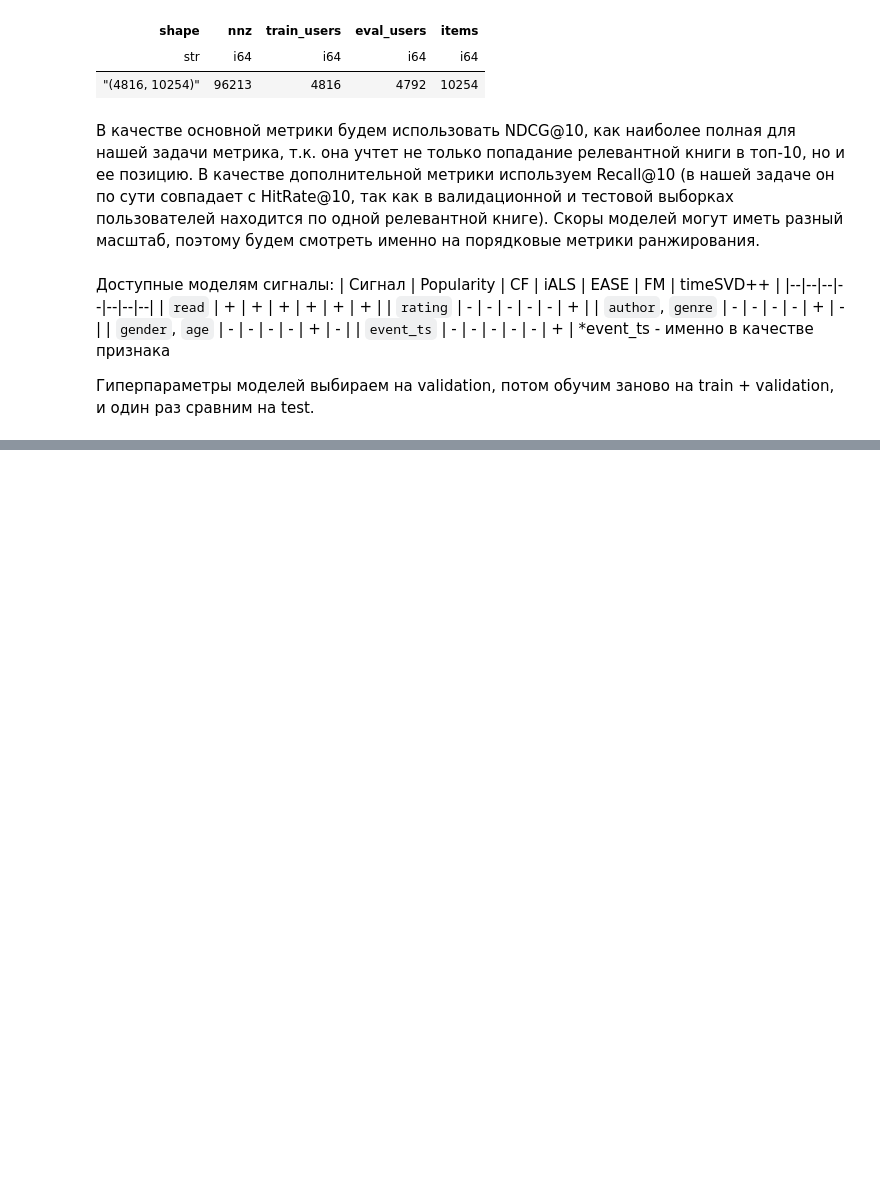
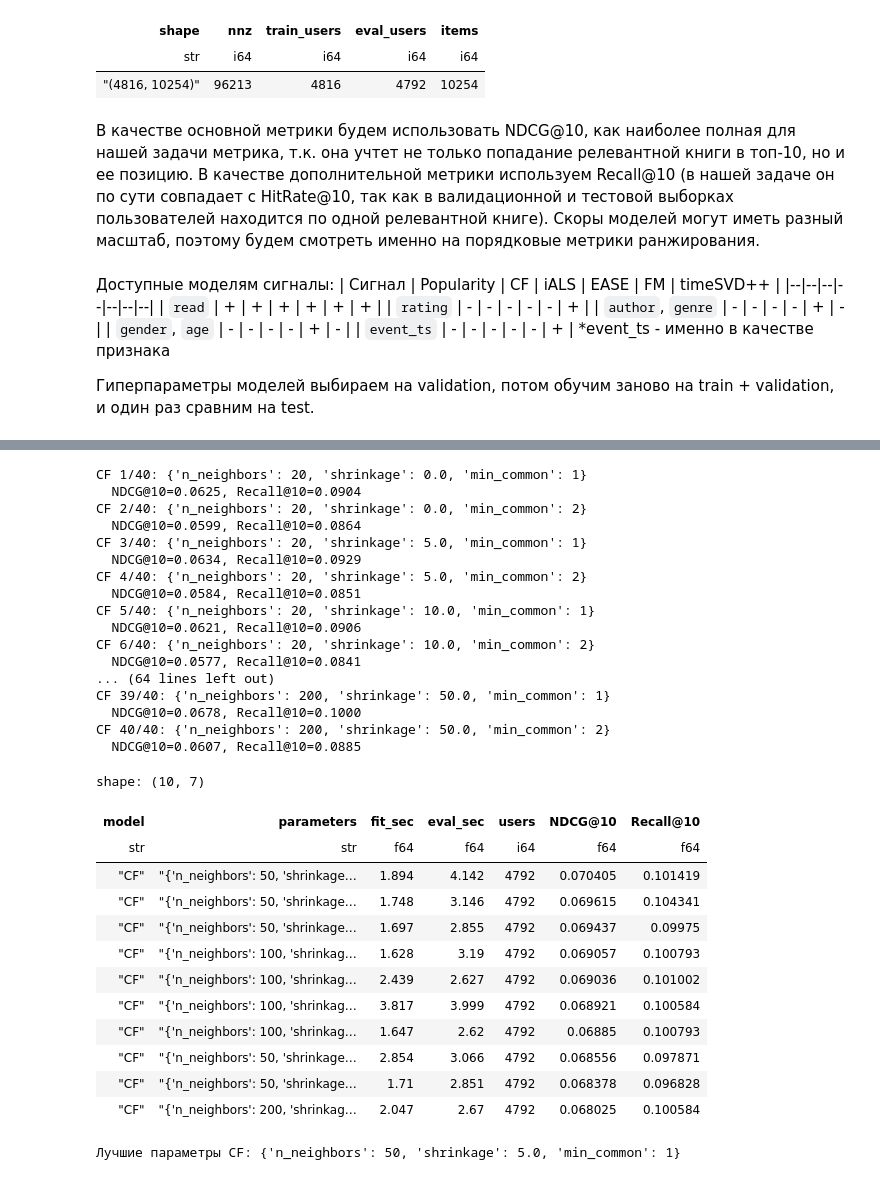
Before and after one commit to vshsch/recsys-hw1, a Jupyter notebook: experiments.ipynb, the cells around one changed output, grey strips where cells are left out. Drawn from its saved outputs; the diff is of its cells as text; code cells hidden in the pictures; blank space fills up the shorter version.

Commit message:
Add Popularity, CF, iALS, EASE experiments

```diff
--- a/experiments.ipynb
+++ b/experiments.ipynb
@@ -1363,0 +1378,20 @@ shape: (1, 5)
+# %%
+started = time.perf_counter()
+popularity_model = Popularity().fit(train_matrix)
+fit_seconds = time.perf_counter() - started
+
+started = time.perf_counter()
+popularity_metrics, popularity_details = evaluate(
+    popularity_model, validation_eval, train_matrix,
+    train_user_to_index, train_item_to_index, k=K,
+)
+eval_seconds = time.perf_counter() - started
+
+validation_rows = [{
+    "model": "Popularity",
+    "parameters": "-",
+    "fit_sec": round(fit_seconds, 3),
+    "eval_sec": round(eval_seconds, 3),
+    **popularity_metrics.row(0, named=True),
+}]
+pl.DataFrame(validation_rows).select(RESULT_COLS)
@@ -1363,0 +1406,60 @@ shape: (1, 5)
+# %%
+CF_CONFIGS = [
+    {
+        "n_neighbors": n_neighbors,
+        "shrinkage": shrinkage,
+        "min_common": min_common,
+    }
+    for n_neighbors in [20, 50, 100, 200]
+    for shrinkage in [0.0, 5.0, 10.0, 25.0, 50.0]
+    for min_common in [1, 2]
+]
+validation_rows = [row for row in validation_rows if row["model"] != "CF"]
+(
+    cf_rows,
+    best_cf_model,
+    best_cf_parameters,
+    best_cf_details,
+) = run_grid_search(CF, "CF", CF_CONFIGS, (train_matrix,), validation_eval,
+                    train_matrix, train_user_to_index, train_item_to_index, k=K)
+validation_rows.extend(cf_rows)
+best_cf_score = max(row[PRIMARY_METRIC] for row in cf_rows)
+cf_validation = (
+    pl.DataFrame(cf_rows)
+    .select(RESULT_COLS)
+    .sort(PRIMARY_METRIC, descending=True)
+)
+display(cf_validation.head(10))
+print(f"Лучшие параметры CF: {best_cf_parameters}")
+# %% [output]
+CF 1/40: {'n_neighbors': 20, 'shrinkage': 0.0, 'min_common': 1}
+  NDCG@10=0.0625, Recall@10=0.0904
+CF 2/40: {'n_neighbors': 20, 'shrinkage': 0.0, 'min_common': 2}
+  NDCG@10=0.0599, Recall@10=0.0864
+CF 3/40: {'n_neighbors': 20, 'shrinkage': 5.0, 'min_common': 1}
+  NDCG@10=0.0634, Recall@10=0.0929
+CF 4/40: {'n_neighbors': 20, 'shrinkage': 5.0, 'min_common': 2}
+  NDCG@10=0.0584, Recall@10=0.0851
+CF 5/40: {'n_neighbors': 20, 'shrinkage': 10.0, 'min_common': 1}
+  NDCG@10=0.0621, Recall@10=0.0906
+CF 6/40: {'n_neighbors': 20, 'shrinkage': 10.0, 'min_common': 2}
+  NDCG@10=0.0577, Recall@10=0.0841
+... (64 lines left out)
+CF 39/40: {'n_neighbors': 200, 'shrinkage': 50.0, 'min_common': 1}
+  NDCG@10=0.0678, Recall@10=0.1000
+CF 40/40: {'n_neighbors': 200, 'shrinkage': 50.0, 'min_common': 2}
+  NDCG@10=0.0607, Recall@10=0.0885
+shape: (10, 7)
+| model | parameters | fit_sec | eval_sec | users | NDCG@10 | Recall@10 |
+| str | str | f64 | f64 | i64 | f64 | f64 |
+| "CF" | "{'n_neighbors': 50, 'shrinkage… | 1.894 | 4.142 | 4792 | 0.070405 | 0.101419 |
+| "CF" | "{'n_neighbors': 50, 'shrinkage… | 1.748 | 3.146 | 4792 | 0.069615 | 0.104341 |
+| "CF" | "{'n_neighbors': 50, 'shrinkage… | 1.697 | 2.855 | 4792 | 0.069437 | 0.09975 |
+| "CF" | "{'n_neighbors': 100, 'shrinkag… | 1.628 | 3.19 | 4792 | 0.069057 | 0.100793 |
+| "CF" | "{'n_neighbors': 100, 'shrinkag… | 2.439 | 2.627 | 4792 | 0.069036 | 0.101002 |
+| "CF" | "{'n_neighbors': 100, 'shrinkag… | 3.817 | 3.999 | 4792 | 0.068921 | 0.100584 |
+| "CF" | "{'n_neighbors': 100, 'shrinkag… | 1.647 | 2.62 | 4792 | 0.06885 | 0.100793 |
+| "CF" | "{'n_neighbors': 50, 'shrinkage… | 2.854 | 3.066 | 4792 | 0.068556 | 0.097871 |
+| "CF" | "{'n_neighbors': 50, 'shrinkage… | 1.71 | 2.851 | 4792 | 0.068378 | 0.096828 |
+| "CF" | "{'n_neighbors': 200, 'shrinkag… | 2.047 | 2.67 | 4792 | 0.068025 | 0.100584 |
+Лучшие параметры CF: {'n_neighbors': 50, 'shrinkage': 5.0, 'min_common': 1}
```
Also changed, not shown: parts of 17 cells of this notebook.
